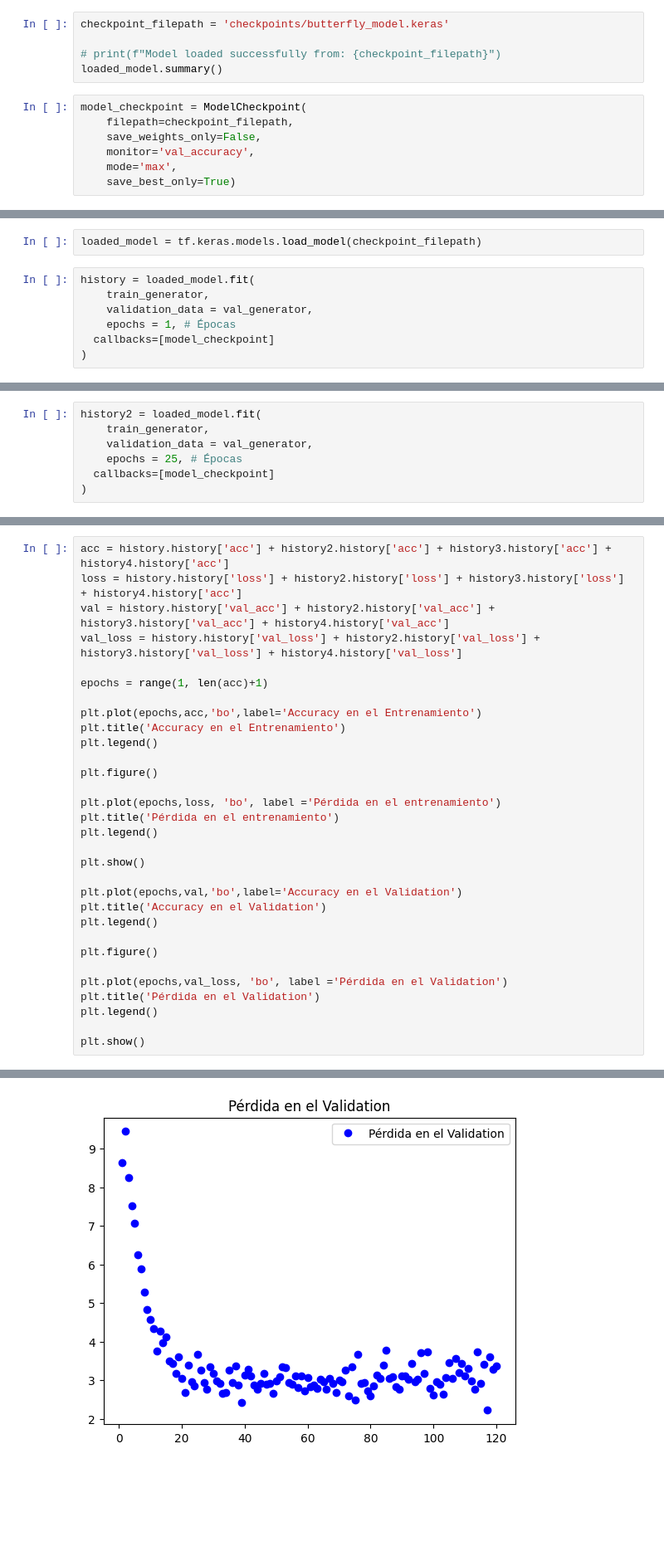
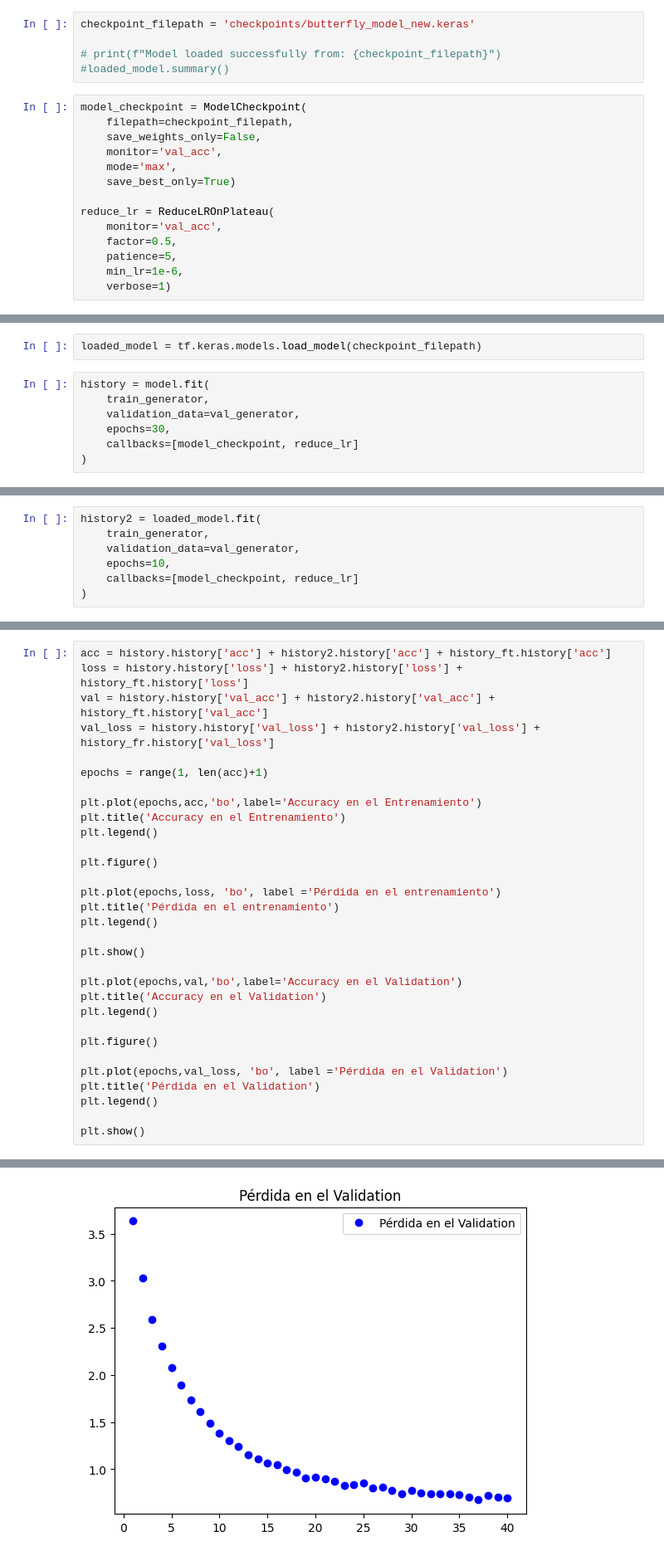
Before and after one commit to produce101levi/butterfly-dataset, a Jupyter notebook: Butterfly.ipynb, the cells around one changed output, grey strips where cells are left out. Shown at 83% size. Saved outputs shown, nothing was run; the diff lists cells and outputs as text; blank space fills up the shorter version.

```diff
--- a/Butterfly.ipynb
+++ b/Butterfly.ipynb
@@ -295,17 +288,24 @@ Se ejecuta el entrenamiento del modelo (en este caso únicamente en una época)
 
 Cuando existen más épocas hay mayor cantidad de puntos que muestran cómo evoluciona el entrenamiento del modelo; si sube el loss o baja, si el accuracy incrementa, etc.
 # %%
-checkpoint_filepath = 'checkpoints/butterfly_model.keras'
+checkpoint_filepath = 'checkpoints/butterfly_model_new.keras'
 
 # print(f"Model loaded successfully from: {checkpoint_filepath}")
-loaded_model.summary()
+#loaded_model.summary()
 # %%
 model_checkpoint = ModelCheckpoint(
     filepath=checkpoint_filepath,
     save_weights_only=False,
-    monitor='val_accuracy',
+    monitor='val_acc',
     mode='max',
     save_best_only=True)
+
+reduce_lr = ReduceLROnPlateau(
+    monitor='val_acc',
+    factor=0.5,
+    patience=5,
+    min_lr=1e-6,
+    verbose=1)
 # %%
 import os
 
@@ -315,10 +315,10 @@ True
 # %%
 loaded_model = tf.keras.models.load_model(checkpoint_filepath)
 # %%
-history = loaded_model.fit(
-	train_generator,
-	validation_data = val_generator,
-	epochs = 1, # Épocas
-  callbacks=[model_checkpoint]
+history = model.fit(
+    train_generator,
+    validation_data=val_generator,
+    epochs=30,
+    callbacks=[model_checkpoint, reduce_lr]
 )
 # %% [output]
@@ -326,8 +342,8 @@ history = loaded_model.fit(
 # %%
 history2 = loaded_model.fit(
-	train_generator,
-	validation_data = val_generator,
-	epochs = 25, # Épocas
-  callbacks=[model_checkpoint]
+    train_generator,
+    validation_data=val_generator,
+    epochs=10,
+    callbacks=[model_checkpoint, reduce_lr]
 )
 # %% [output]
@@ -403,8 +367,8 @@ Epoch 50/50
 # %%
-acc = history.history['acc'] + history2.history['acc'] + history3.history['acc'] + history4.history['acc']
-loss = history.history['loss'] + history2.history['loss'] + history3.history['loss'] + history4.history['acc']
-val = history.history['val_acc'] + history2.history['val_acc'] + history3.history['val_acc'] + history4.history['val_acc']
-val_loss = history.history['val_loss'] + history2.history['val_loss'] + history3.history['val_loss'] + history4.history['val_loss']
+acc = history.history['acc'] + history2.history['acc'] + history_ft.history['acc']
+loss = history.history['loss'] + history2.history['loss'] + history_ft.history['loss']
+val = history.history['val_acc'] + history2.history['val_acc'] + history_ft.history['val_acc']
+val_loss = history.history['val_loss'] + history2.history['val_loss'] + history_fr.history['val_loss']
 
 epochs = range(1, len(acc)+1)
 
@@ -438,4 +402,4 @@ plt.show()
-[figure, old version]
+[figure, new version]
 # %%
 plt.figure()
 
```
Also changed, not shown: parts of 16 cells of this notebook.
